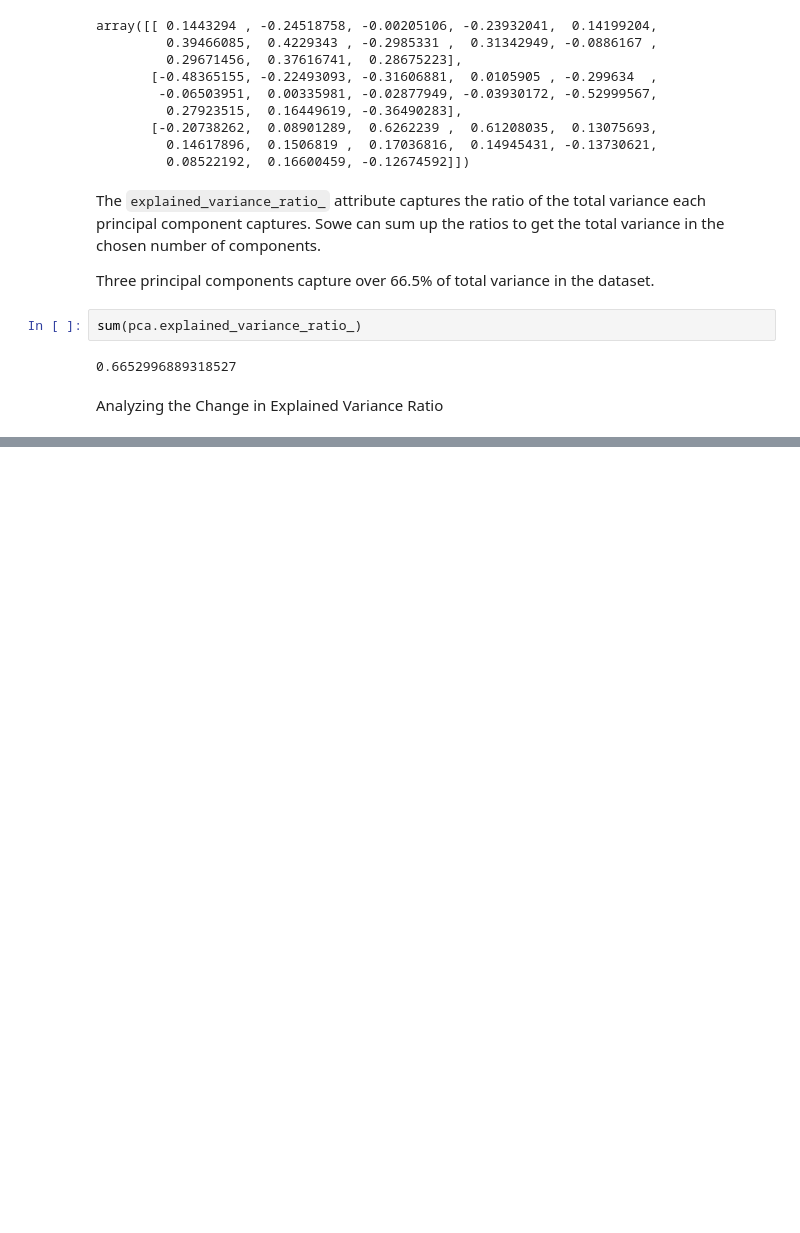
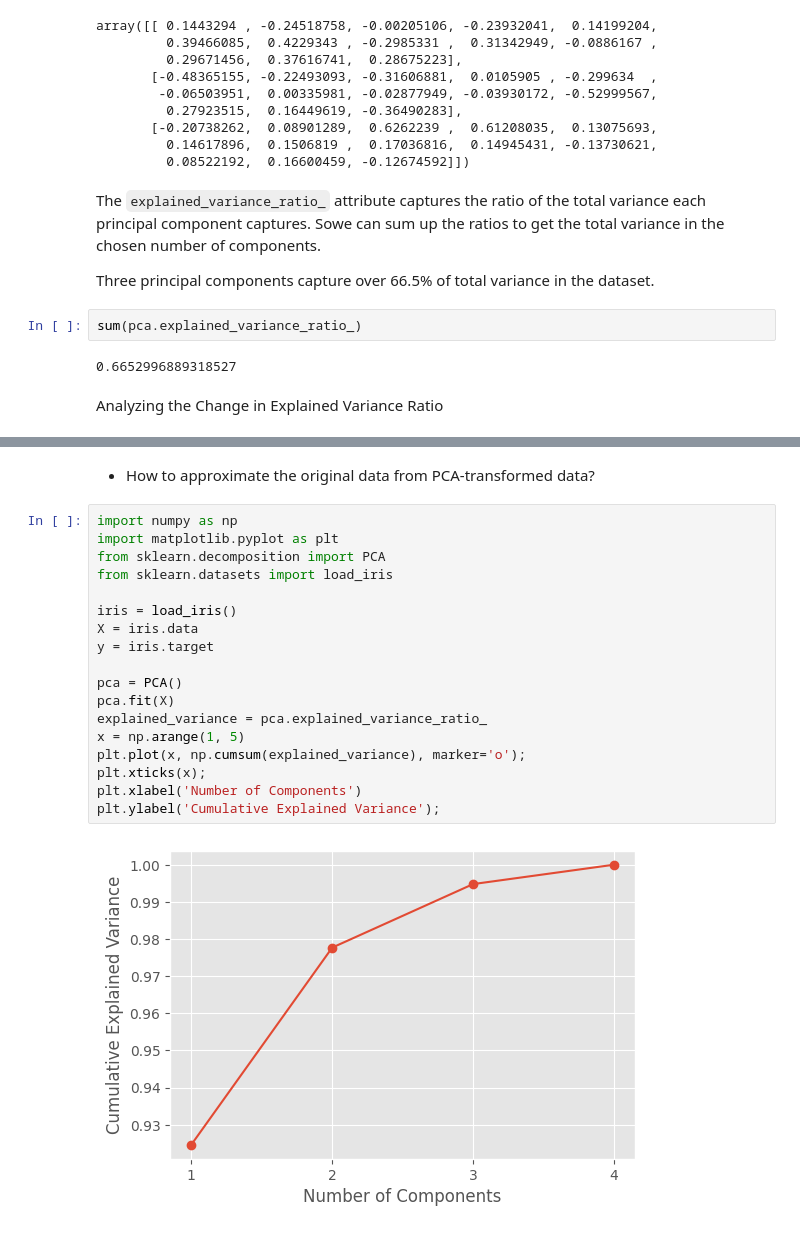
Before and after one commit to Ziaeemehr/workshop_ML, a Jupyter notebook: pca/into.ipynb, the cells around one changed output, grey strips where cells are left out. Saved outputs shown, nothing was run; the diff lists cells and outputs as text; blank space fills up the shorter version.

```diff
--- a/pca/into.ipynb
+++ b/pca/into.ipynb
@@ -84,0 +89,22 @@ plt.ylabel('Explained Variance Ratio');
+# %% [markdown]
+- How to approximate the original data from PCA-transformed data?
+# %%
+import numpy as np
+import matplotlib.pyplot as plt
+from sklearn.decomposition import PCA
+from sklearn.datasets import load_iris
+
+iris = load_iris()
+X = iris.data
+y = iris.target
+
+pca = PCA()
+pca.fit(X)
+explained_variance = pca.explained_variance_ratio_
+x = np.arange(1, 5)
+plt.plot(x, np.cumsum(explained_variance), marker='o');
+plt.xticks(x);
+plt.xlabel('Number of Components')
+plt.ylabel('Cumulative Explained Variance');
+# %% [output]
+[figure, added]
```
Also changed, not shown: parts of 3 cells of this notebook.
